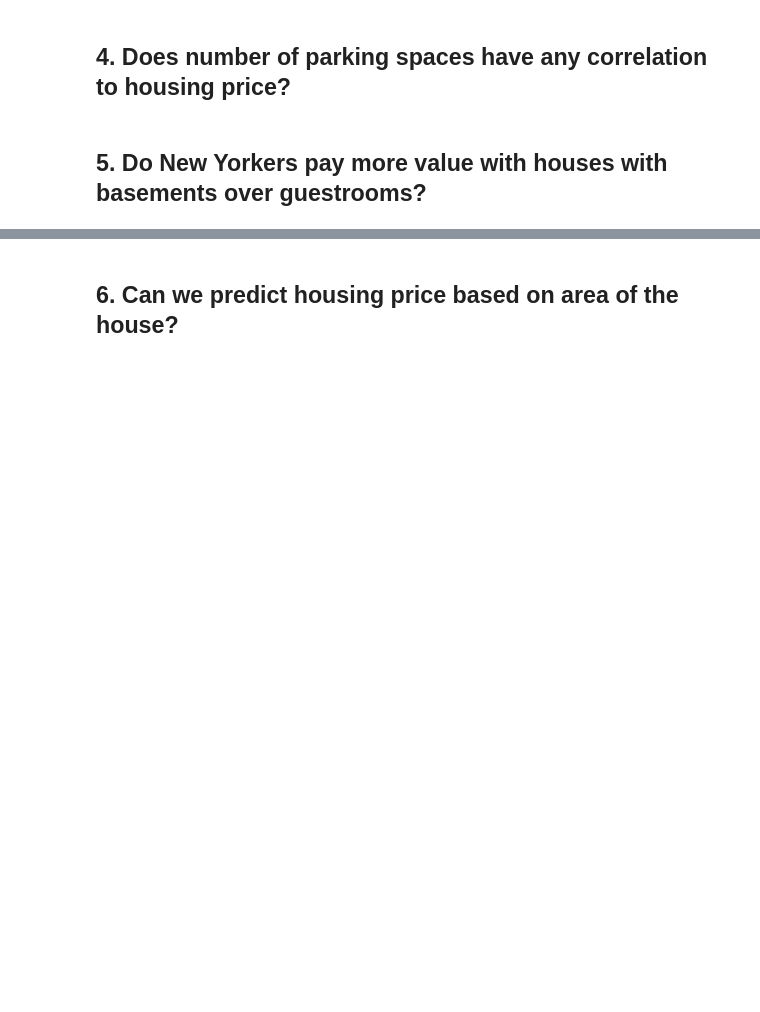
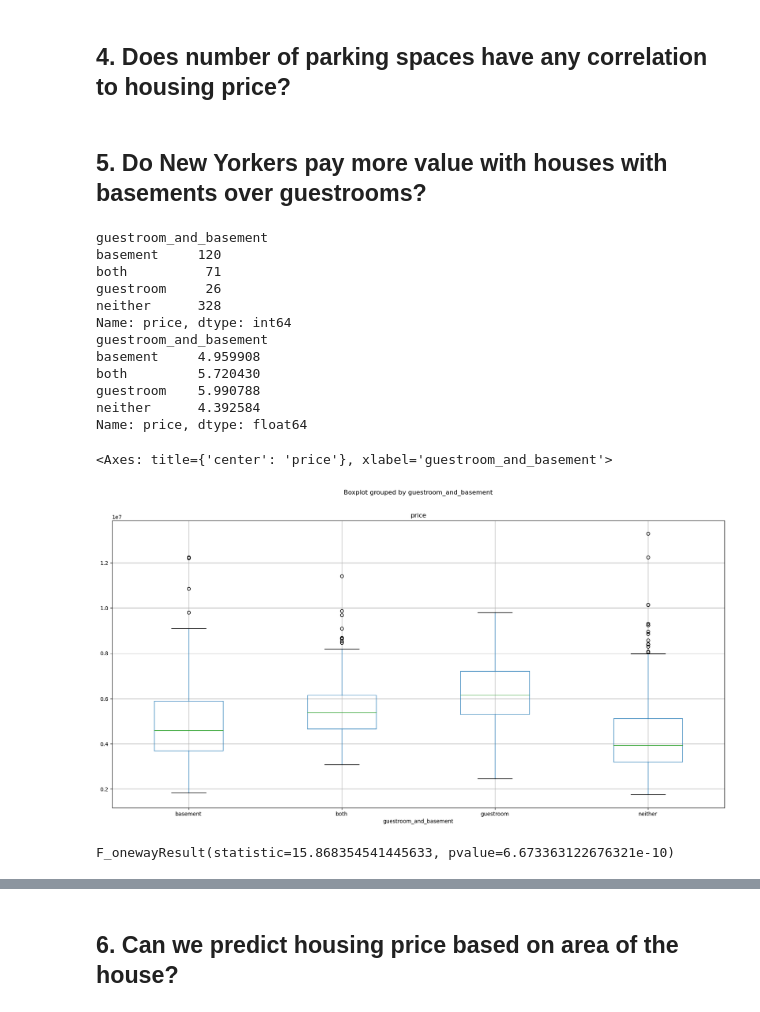
Before and after one commit to alanaadams/Project1, a Jupyter notebook: HomeattributePricing.ipynb, the cells around one changed output, grey strips where cells are left out. Drawn from its saved outputs; the diff is of its cells as text; code cells hidden in the pictures; blank space fills up the shorter version.

```diff
--- a/HomeattributePricing.ipynb
+++ b/HomeattributePricing.ipynb
@@ -90,0 +94,53 @@ df
+# %%
+#copy ny_housing_df
+basements_vs_guestrooms_df = ny_housing_df.copy(deep=True)
+
+#drop unnecessary columns
+basements_vs_guestrooms_df = basements_vs_guestrooms_df.drop(["area", "bedrooms", "bathrooms", "stories", "mainroad", "hotwaterheating", "airconditioning", "parking", "prefarea", "furnishingstatus"], axis=1)
+
+#add comparison column
+basements_vs_guestrooms_df["guestroom_and_basement"] = basements_vs_guestrooms_df["guestroom"].astype(str) +"_and_" + basements_vs_guestrooms_df["basement"]
+
+#replace no_and_no with neither, replace no_and_yes with basement, replace yes_and_yes with both, and replace yes_and_no with guestroom
+basements_vs_guestrooms_df.loc[basements_vs_guestrooms_df["guestroom_and_basement"] == "no_and_no", "guestroom_and_basement"] = "neither"
+basements_vs_guestrooms_df.loc[basements_vs_guestrooms_df["guestroom_and_basement"] == "no_and_yes", "guestroom_and_basement"] = "basement"
+basements_vs_guestrooms_df.loc[basements_vs_guestrooms_df["guestroom_and_basement"] == "yes_and_no", "guestroom_and_basement"] = "guestroom"
+basements_vs_guestrooms_df.loc[basements_vs_guestrooms_df["guestroom_and_basement"] == "yes_and_yes", "guestroom_and_basement"] = "both"
+basements_vs_guestrooms_df.head()
+
+#Calculate the number of houses with basement and with guestrooms and with both basement & guestrooms
+bsmt_gstrm_count = basements_vs_guestrooms_df.groupby(["guestroom_and_basement"]).count()["price"]
+print(bsmt_gstrm_count)
+
+#Calculate the average housing price with basement and with guestrooms and with both basement & guestrooms in the millions
+bsmt_gstrm_average = basements_vs_guestrooms_df.groupby(["guestroom_and_basement"]).mean()["price"]/1000000
+print(bsmt_gstrm_average)
+
+# Create a boxplot to compare means
+basements_vs_guestrooms_df.boxplot("price", by="guestroom_and_basement", figsize=(20, 10))
+# %% [output]
+guestroom_and_basement
+basement     120
+both          71
+guestroom     26
+neither      328
+Name: price, dtype: int64
+guestroom_and_basement
+basement     4.959908
+both         5.720430
+guestroom    5.990788
+neither      4.392584
+Name: price, dtype: float64
+<Axes: title={'center': 'price'}, xlabel='guestroom_and_basement'>
+[figure, added]
+# %%
+# Extract individual groups
+basement = basements_vs_guestrooms_df[basements_vs_guestrooms_df["guestroom_and_basement"] == "basement"]["price"]
+both = basements_vs_guestrooms_df[basements_vs_guestrooms_df["guestroom_and_basement"] == "both"]["price"]
+guestroom = basements_vs_guestrooms_df[basements_vs_guestrooms_df["guestroom_and_basement"] == "guestroom"]["price"]
+neither = basements_vs_guestrooms_df[basements_vs_guestrooms_df["guestroom_and_basement"] == "neither"]["price"]
+
+# Perform the ANOVA
+st.f_oneway(basement, both, guestroom, neither)
+# %% [output]
+F_onewayResult(statistic=15.868354541445633, pvalue=6.673363122676321e-10)
```
Also changed, not shown: parts of 9 cells of this notebook, 2 other files.
